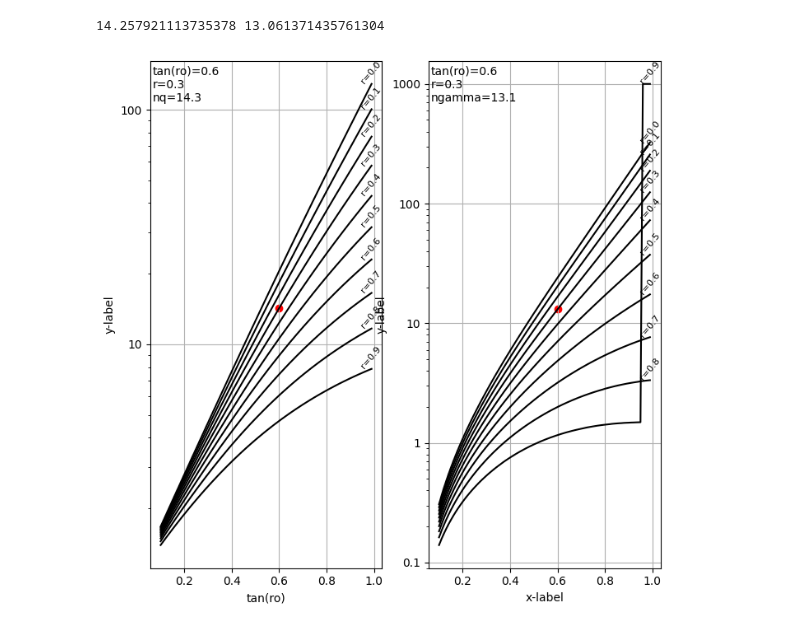
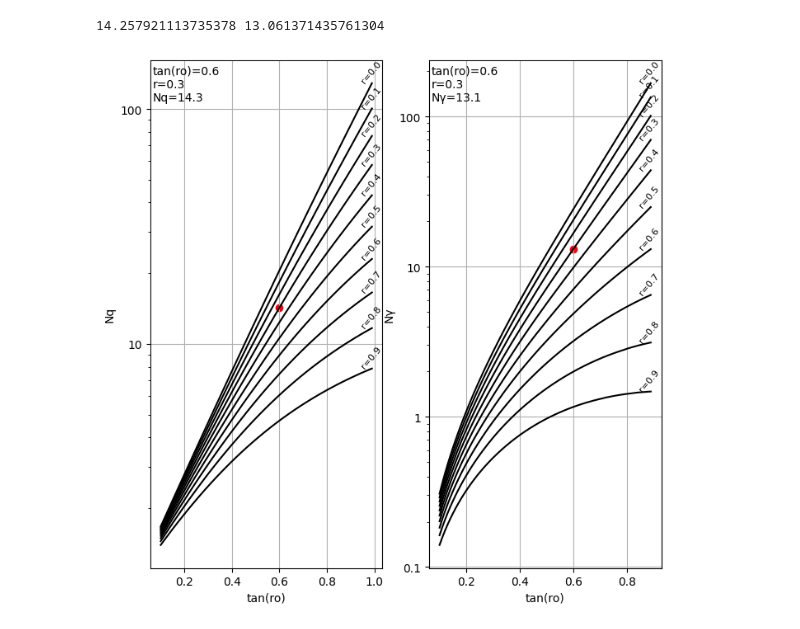
Before and after one commit to jhaalbu/geotoolz, a Jupyter notebook: eksempel_bæreevne.ipynb, the cells around one changed output. Drawn from its saved outputs; the diff is of its cells as text; code cells hidden in the pictures.

```diff
--- a/eksempel_bæreevne.ipynb
+++ b/eksempel_bæreevne.ipynb
@@ -15,34 +15,33 @@ print(nq, ngamma)
 # %%
 fig, (ax1, ax2) = plt.subplots(1, 2, figsize=[8,8])
 r_liste = [x/100 for x in range(0, 100, 10)]
 tan_fi_d = [x/100 for x in range(10, 100, 1)]
 ax1.scatter(tan_ro, nq, color="red")
 ax2.scatter(tan_ro, ngamma, color="red")
 for r_ in r_liste:
     nqliste = []
     ngammaliste = []
     for d in tan_fi_d:
         nq_i, ngamma_i = geofunk.n_fakt(d, r_)
         nqliste.append(nq_i)
-        if r_ < 0.9:
-            ngammaliste.append(ngamma_i)
+        ngammaliste.append(ngamma_i)
     ax1.plot(tan_fi_d, nqliste, color="black")
-    ax2.plot(tan_fi_d, ngammaliste, color="black")
+    ax2.plot(tan_fi_d[0:-10], ngammaliste[0:-10], color="black")
     ax1.annotate(f'r={r_}', xy=(max(tan_fi_d)-0.05,max(nqliste)), size=8, rotation=50)
-    ax2.annotate(f'r={r_}', xy=(max(tan_fi_d)-0.05,max(ngammaliste)), size=8, rotation=50)
+    ax2.annotate(f'r={r_}', xy=((max(tan_fi_d[0:-10])-0.05),(max(ngammaliste[0:-10]))), size=8, rotation=50)
 ax1.set_yscale("log")
 ax2.set_yscale("log")
 ax2.yaxis.set_major_formatter(ticker.FuncFormatter(lambda y,pos: ('{{:.{:1d}f}}'.format(int(np.maximum(-np.log10(y),0)))).format(y)))
 ax1.yaxis.set_major_formatter(ticker.FuncFormatter(lambda y,pos: ('{{:.{:1d}f}}'.format(int(np.maximum(-np.log10(y),0)))).format(y)))
 ax1.xaxis.grid()
 ax2.xaxis.grid()
 ax1.yaxis.grid()
 ax2.yaxis.grid()
-ax1.text(.01, 0.99, f"tan(ro)={tan_ro}\nr={r}\nnq={round(nq,1)}", ha="left", va="top", transform=ax1.transAxes)
-ax2.text(.01, 0.99, f"tan(ro)={tan_ro}\nr={r}\nngamma={round(ngamma,1)}", ha="left", va="top", transform=ax2.transAxes)
-ax1.set(xlabel='tan(ro)', ylabel='y-label')
-ax2.set(xlabel='x-label', ylabel='y-label')
+ax1.text(.01, 0.99, f"tan(ro)={tan_ro}\nr={r}\nNq={round(nq,1)}", ha="left", va="top", transform=ax1.transAxes)
+ax2.text(.01, 0.99, f"tan(ro)={tan_ro}\nr={r}\nN\u03B3={round(ngamma,1)}", ha="left", va="top", transform=ax2.transAxes)
+ax1.set(xlabel='tan(ro)', ylabel='Nq')
+ax2.set(xlabel='tan(ro)', ylabel='N\u03B3')
 
 plt.show()
 # %% [output]
-[figure, old version]
+[figure, new version]
```
Also changed, not shown: 8 other files.
